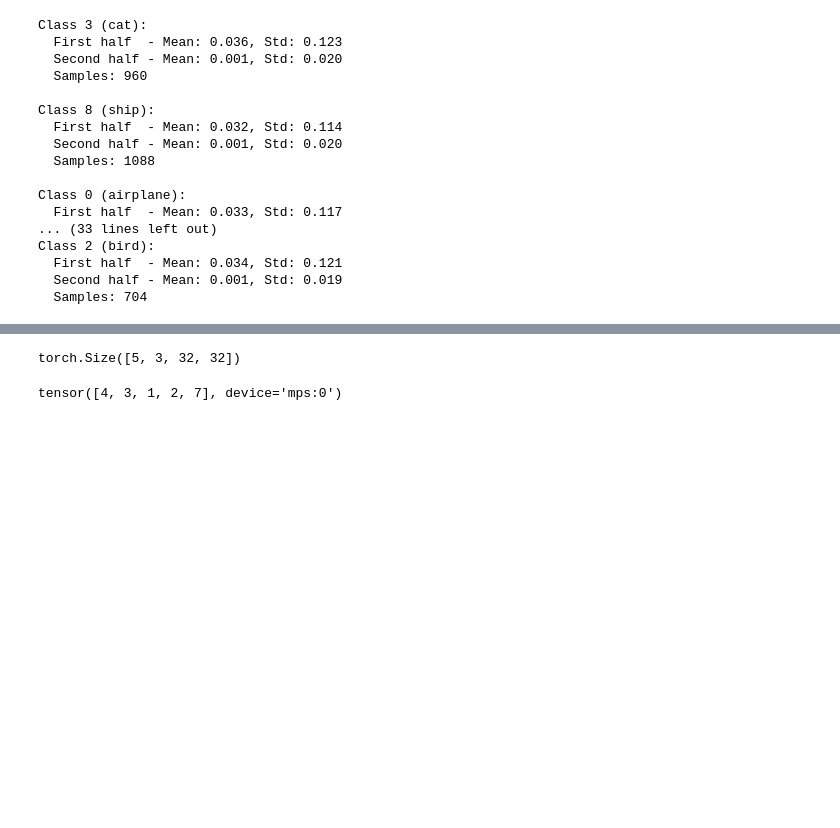
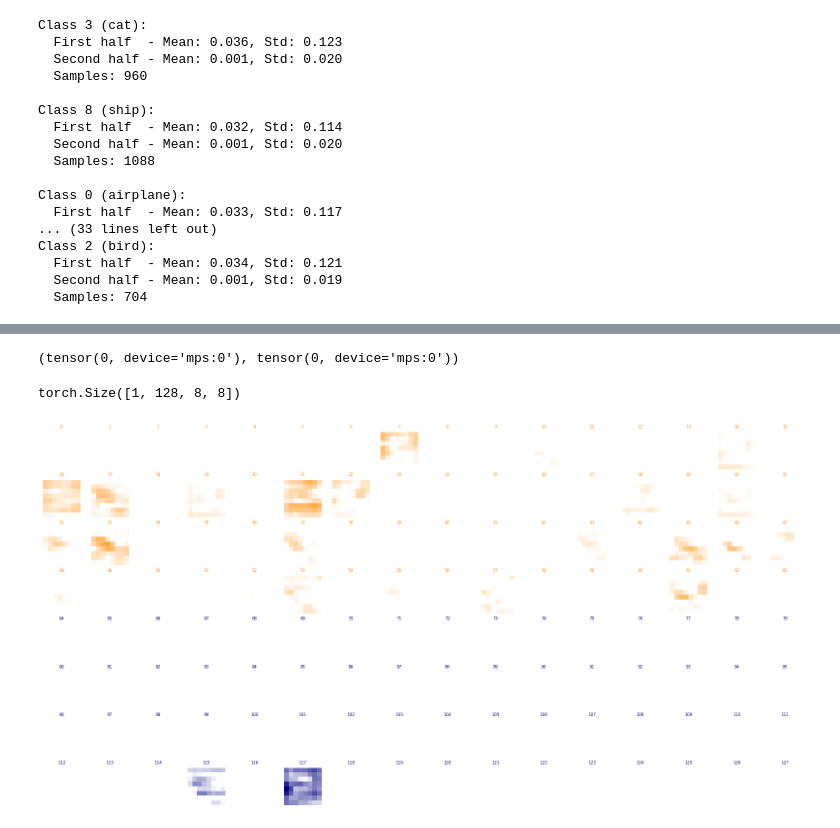
Before and after one commit to zroe1/gradient-routing, a Jupyter notebook: adversarial_examples/main.ipynb, the cells around one changed output, grey strips where cells are left out. Drawn from its saved outputs; the diff is of its cells as text; code cells hidden in the pictures; blank space fills up the shorter version.

Commit message:
ploting latent values

```diff
--- a/adversarial_examples/main.ipynb
+++ b/adversarial_examples/main.ipynb
@@ -712,4 +772,2 @@ RuntimeError: linear(): input and weight.T shapes cannot be multiplied (5x16384
 # %%
-adv_images.shape
+outs_adv, latent_tensor_adv = model(adv_images[3:4], return_routed_act=True)
-# %% [output]
-torch.Size([5, 3, 32, 32])
@@ -716,4 +776,13 @@ torch.Size([5, 3, 32, 32])
+# %%
+torch.argmax(outs_adv), torch.argmax(outs_clean)
+# %% [output]
+(tensor(0, device='mps:0'), tensor(0, device='mps:0'))
 # %%
-labels
+latent_tensor_adv.shape
 # %% [output]
-tensor([4, 3, 1, 2, 7], device='mps:0')
+torch.Size([1, 128, 8, 8])
+# %%
+# Example usage:
+plot_tensor_heatmap(latent_tensor_adv)
+# %% [output]
+[figure, added]
```
Also changed, not shown: parts of 7 cells of this notebook.
